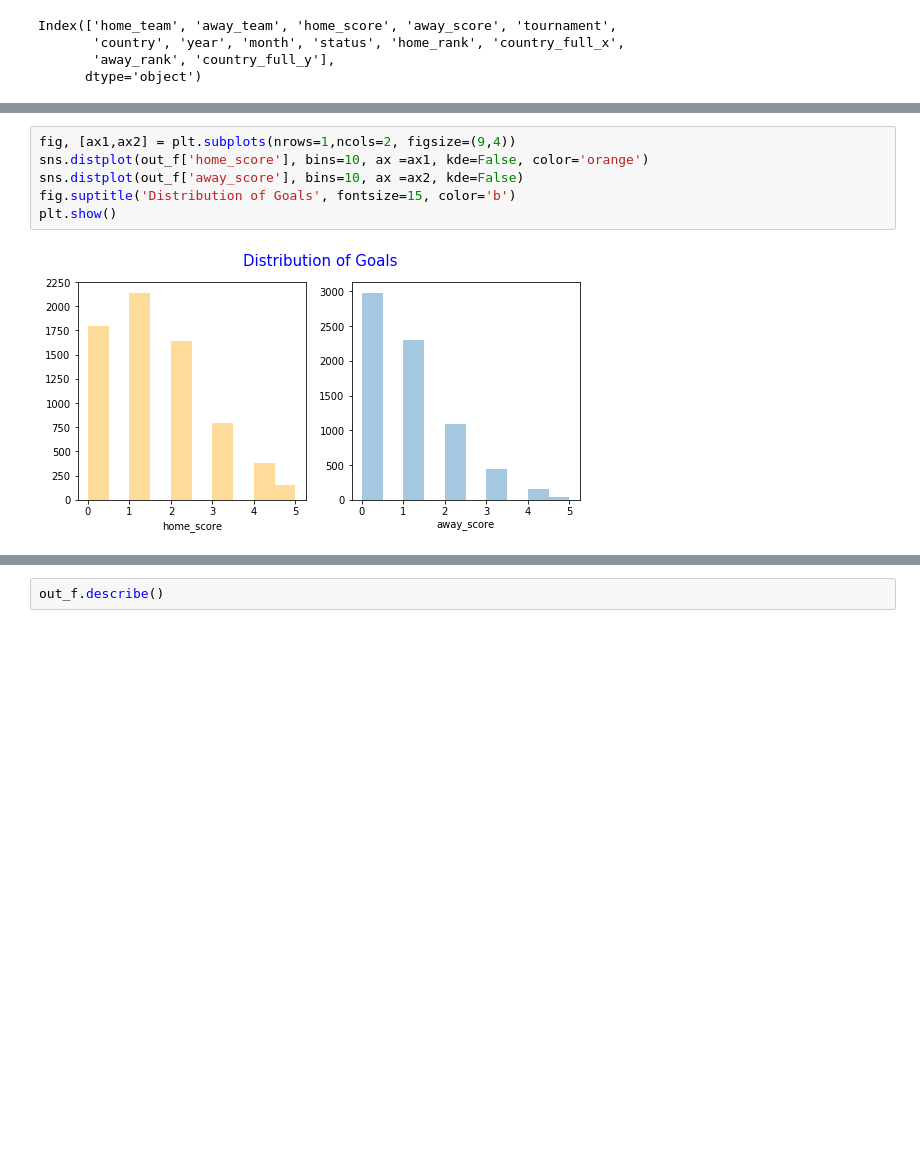
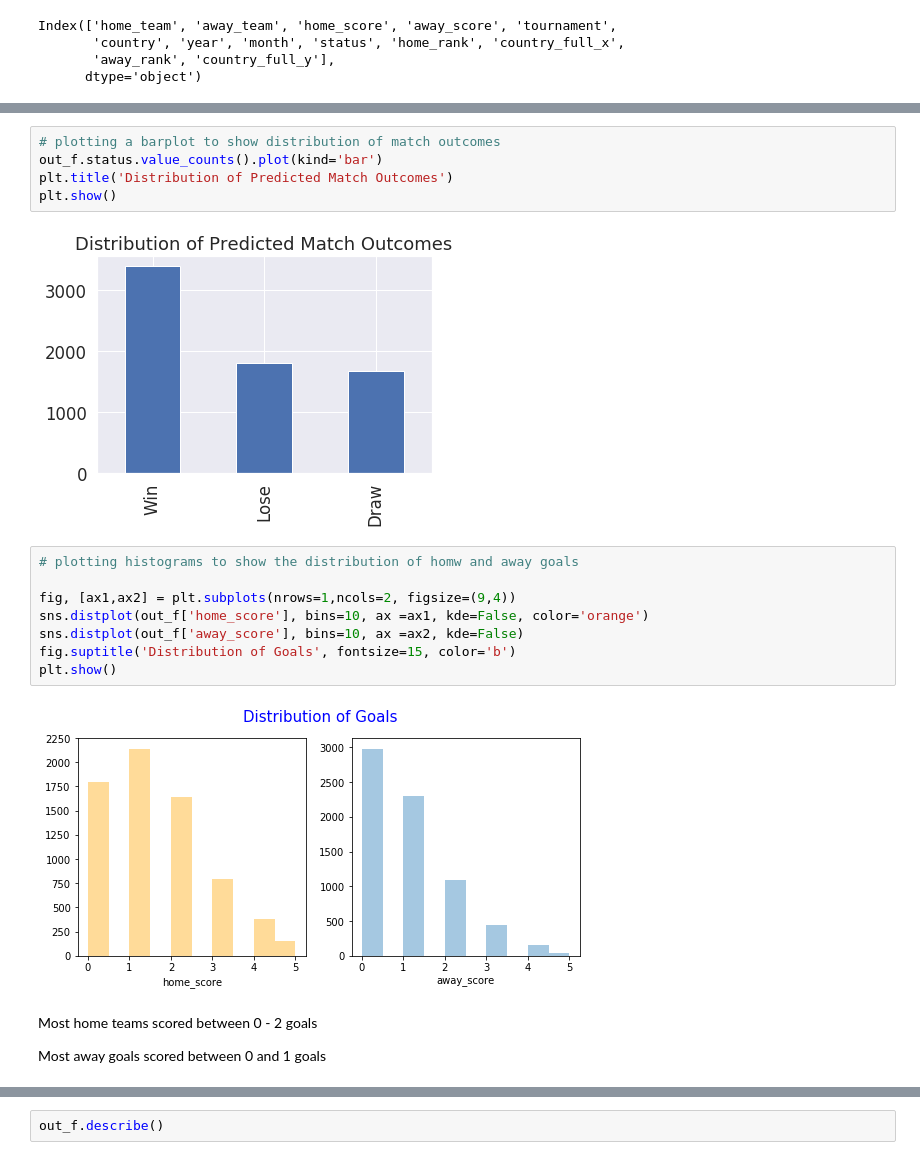
Before and after one commit to booorayan/Regression_fifa, a Jupyter notebook: Football_Match_Predictions.ipynb, the cells around one changed output, grey strips where cells are left out. Drawn from its saved outputs; the diff is of its cells as text; blank space fills up the shorter version.

```diff
--- a/Football_Match_Predictions.ipynb
+++ b/Football_Match_Predictions.ipynb
@@ -825,4 +838,13 @@ plt.show()
+# %%
+# plotting a barplot to show distribution of match outcomes
+out_f.status.value_counts().plot(kind='bar')
+plt.title('Distribution of Predicted Match Outcomes')
+plt.show()
+# %% [output]
+[figure, added]
 # %%
+# plotting histograms to show the distribution of homw and away goals
+
 fig, [ax1,ax2] = plt.subplots(nrows=1,ncols=2, figsize=(9,4))
 sns.distplot(out_f['home_score'], bins=10, ax =ax1, kde=False, color='orange')
 sns.distplot(out_f['away_score'], bins=10, ax =ax2, kde=False)
@@ -830,4 +852,8 @@ fig.suptitle('Distribution of Goals', fontsize=15, color='b')
 plt.show()
 # %% [output]
 [figure]
+# %% [markdown]
+Most home teams scored between 0 - 2 goals
+
+Most away goals scored between 0 and 1 goals
 # %%
```
Also changed, not shown: parts of 44 cells of this notebook.
